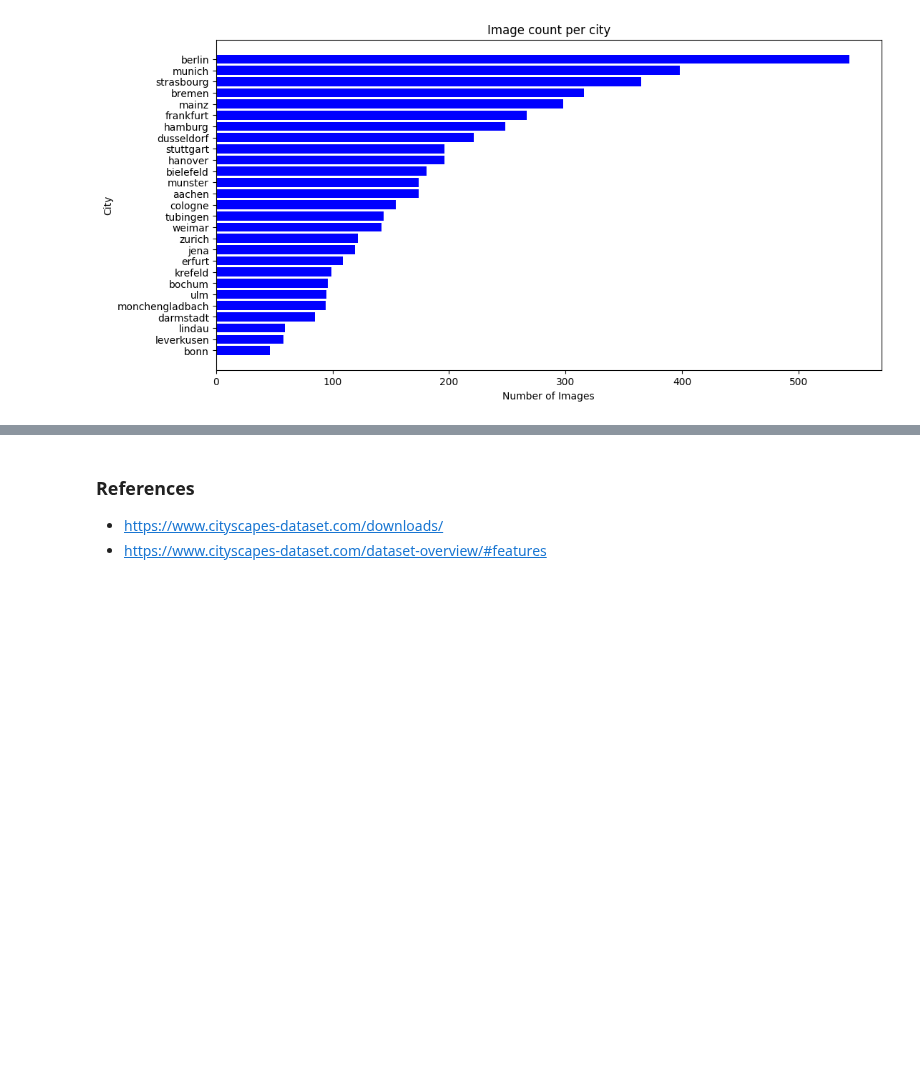
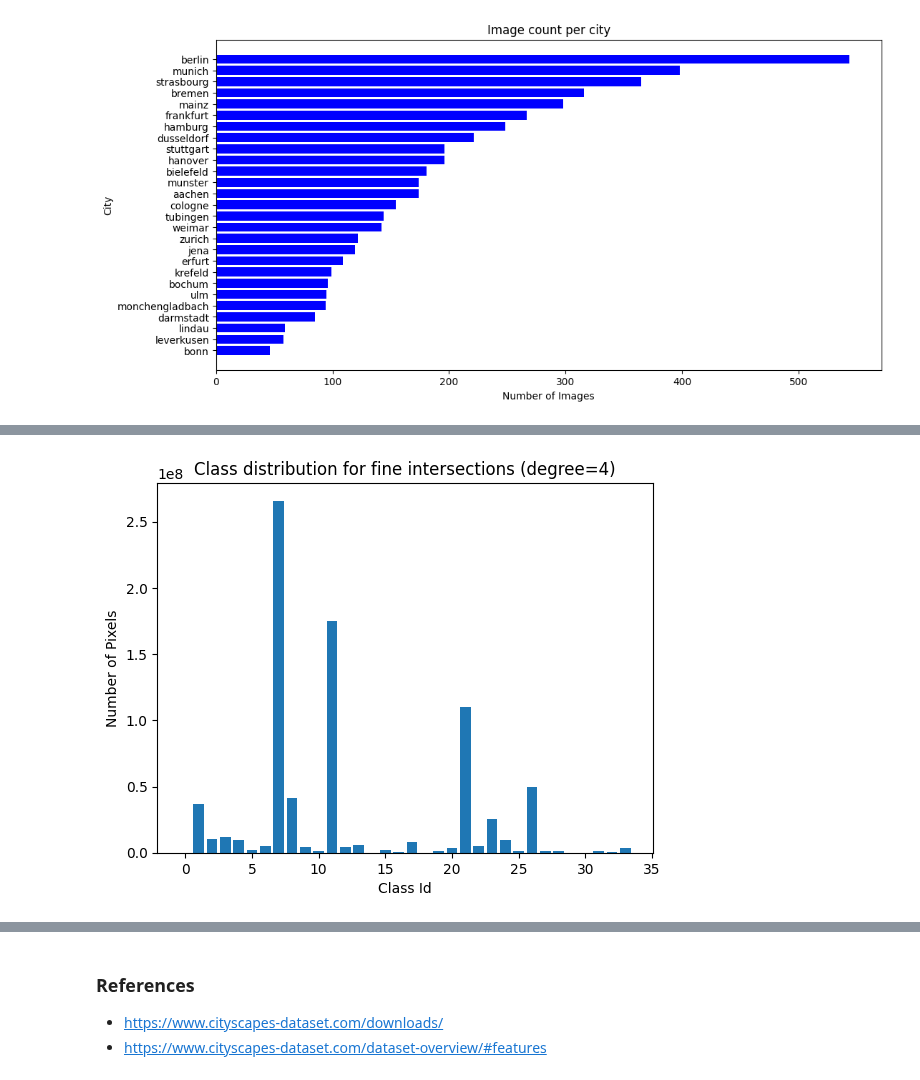
Before and after one commit to lucauhl/Semantic-Segmentation-Traffic-Scenes, a Jupyter notebook: city_scapes/data_understanding.ipynb, the cells around one changed output, grey strips where cells are left out. Saved outputs shown, nothing was run; the diff lists cells and outputs as text; code cells hidden in the pictures; blank space fills up the shorter version.

```diff
--- a/city_scapes/data_understanding.ipynb
+++ b/city_scapes/data_understanding.ipynb
@@ -204,0 +262,15 @@ plt.show()
+# %%
+data_path = Path("../data/cityscapes_intersections/fine_intersections_4")
+class_dict_fine_intersections_4 = get_class_dist_for_dataset(data_path)
+
+# Sort by id
+sorted_items = sorted(class_dict_fine_intersections_4.items(), key=lambda x: x[0])
+labels, counts = zip(*sorted_items)
+
+plt.bar(labels, counts)
+plt.title("Class distribution for fine intersections (degree=4)")
+plt.xlabel("Class Id")
+plt.ylabel("Number of Pixels")
+plt.show()
+# %% [output]
+[figure, added]
```
Also changed, not shown: parts of 10 cells of this notebook.
